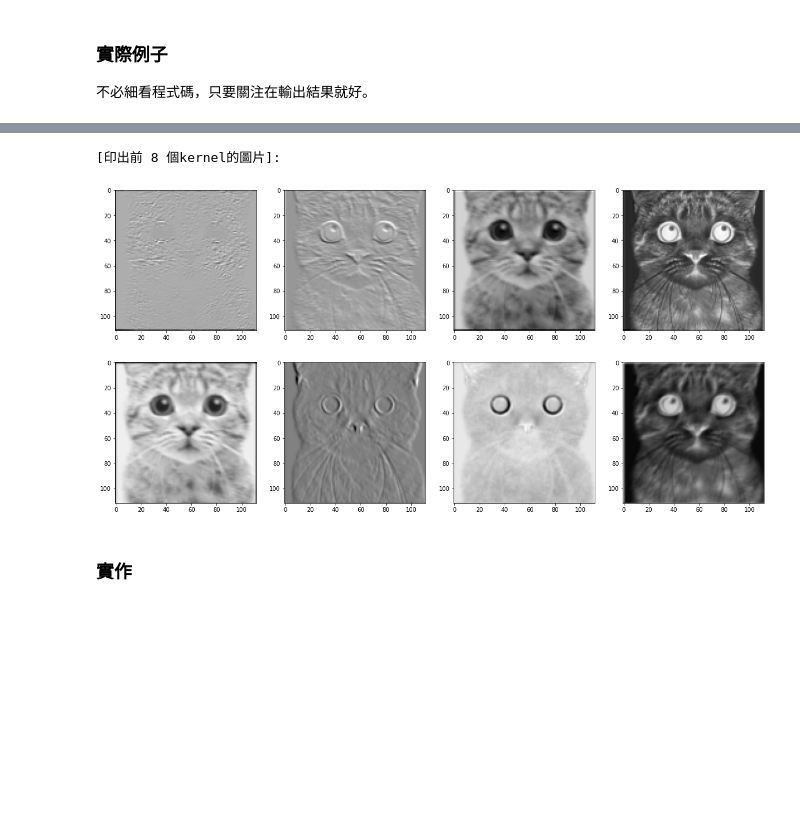
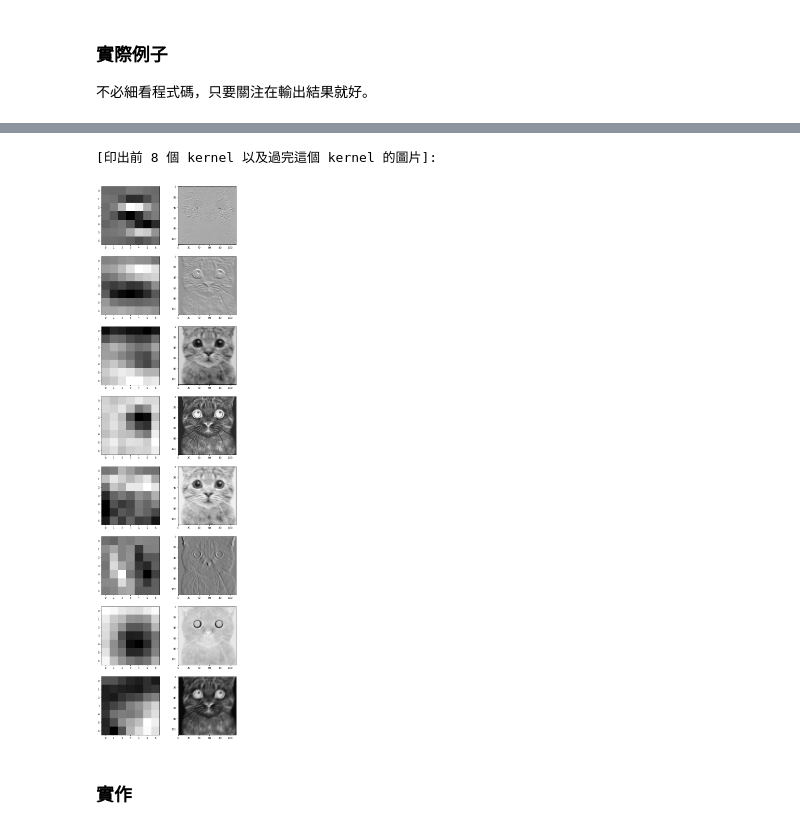
Before and after one commit to maglili/MNIST, a Jupyter notebook: cnn_mnist.ipynb, the cells around one changed output, grey strips where cells are left out. Saved outputs shown, nothing was run; the diff lists cells and outputs as text; code cells hidden in the pictures; blank space fills up the shorter version.

```diff
--- a/cnn_mnist.ipynb
+++ b/cnn_mnist.ipynb
@@ -70,24 +71,31 @@ Using cache found in /root/.cache/torch/hub/pytorch_vision_v0.6.0
 # %%
 import matplotlib.pylab as plt # plot module
 import numpy as np
 
+def rgb2gray(rgb):
+    return np.dot(rgb[...,:3], [0.2989, 0.5870, 0.1140])
+
 conv_layer = model.conv1 # 從resnet 的 conv1 提取kernel，共有64個kernel
 
 conv_images = conv_layer(input_batch) # 把圖片丟入 conv_layer 中，得出卷積結果
-print('\n[印出前 8 個kernel的圖片]:\n')
+kernel_images = conv_layer.state_dict()['weight'].cpu().detach().numpy() # 把 kernel 提取出來
+print('\n[印出前 8 個 kernel 以及過完這個 kernel 的圖片]:\n')
 
+fig=plt.figure(figsize=(10, 40))
+columns = 2
+rows = 8
+for i in range(1, columns//2 * rows + 1):
+    kernel = rgb2gray(kernel_images[i-1].transpose(1, 2, 0))
+    img = conv_images[0][i-1].cpu().detach().numpy()
+    fig.add_subplot(rows, columns, 2*i-1)
+    plt.imshow(kernel, cmap='gray')
+    fig.add_subplot(rows, columns, 2*i)
+    plt.imshow(img, cmap='gray')
 
-fig=plt.figure(figsize=(20, 10))
-columns = 4
-rows = 2
-for i in range(1, columns*rows +1):
-    img = conv_images[0][i-1].cpu().detach().numpy()
-    fig.add_subplot(rows, columns, i)
-    plt.imshow(img, cmap='gray')
 plt.show()
 # %% [output]
-[印出前 8 個kernel的圖片]:
+[印出前 8 個 kernel 以及過完這個 kernel 的圖片]:
-[figure, old version]
+[figure, new version]
 # %% [markdown]
 ### 實作
 # %% [markdown]
```
Also changed, not shown: parts of 9 cells of this notebook.
